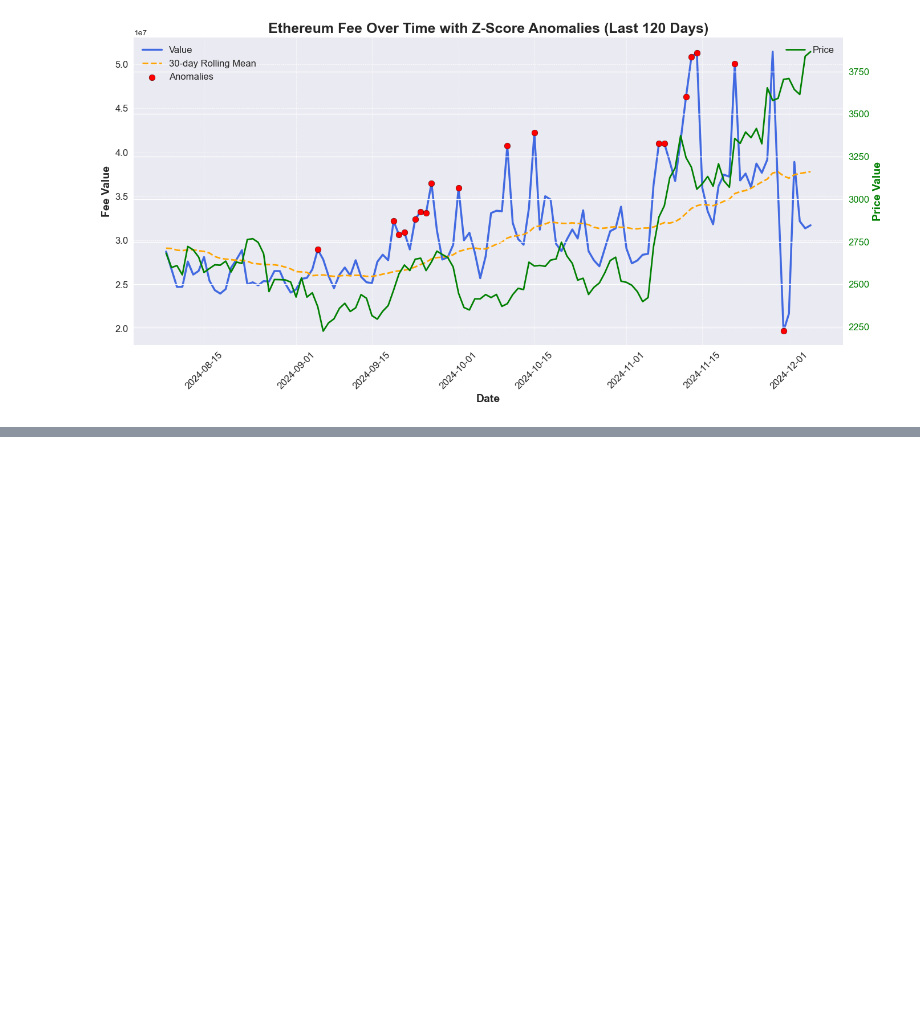
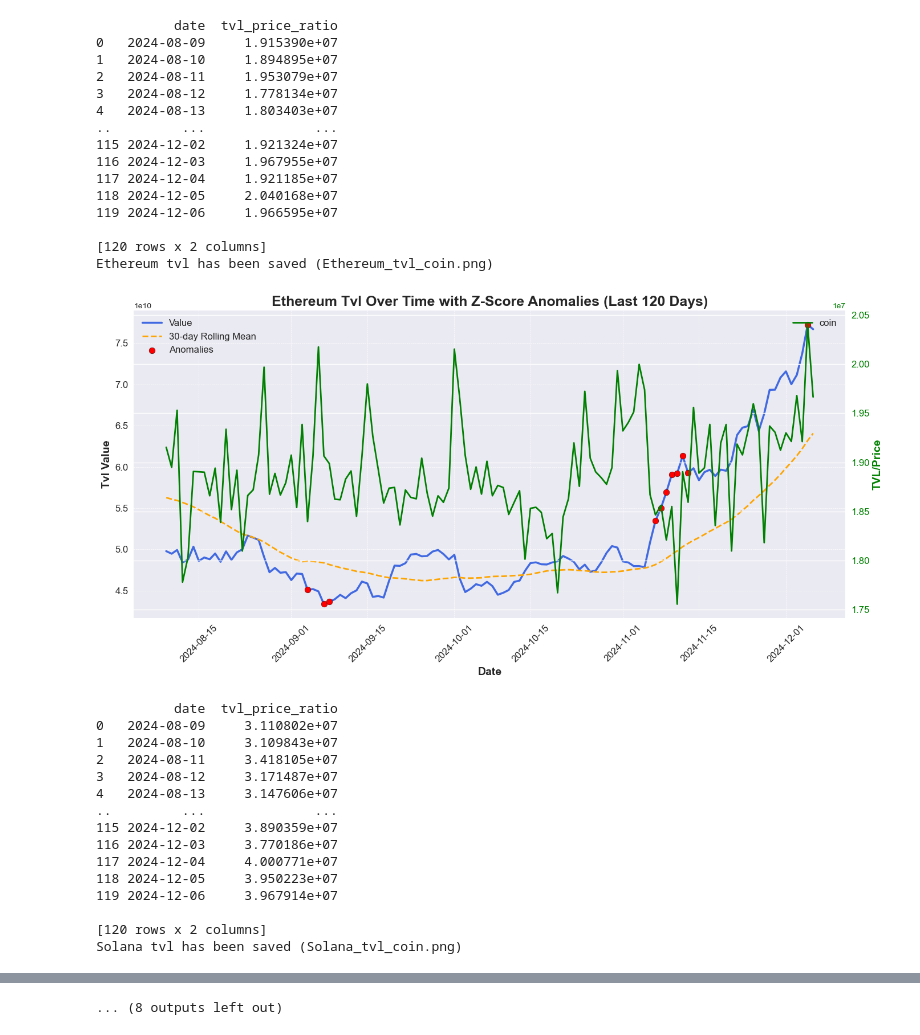
Before and after one commit to Cacidy/Project, a Jupyter notebook: stable/plot_local_data.ipynb, the cells around one changed output, grey strips where cells are left out. Drawn from its saved outputs; the diff is of its cells as text; code cells hidden in the pictures; blank space fills up the shorter version.

```diff
--- a/stable/plot_local_data.ipynb
+++ b/stable/plot_local_data.ipynb
@@ -4,0 +6,30 @@ import matplotlib.pyplot as plt
+# %%
+url = 'https://api.llama.fi/v2/chains'
+response = requests.get(url)
+if response.status_code == 200: # data was fetched successfully
+    data = response.json()
+    df = pd.DataFrame(data)
+else:
+    raise Exception('Error fetching data from DeFiLlama API')
+
+dex_all_chains_url = "https://api.llama.fi/overview/dexs?excludeTotalDataChart=true&excludeTotalDataChartBreakdown=true&dataType=dailyVolume"
+dex_all_chains_response = requests.get(dex_all_chains_url)
+
+dex_all_chains_data = dex_all_chains_response.json()
+dex_all_chains = set(dex_all_chains_data.get('allChains', []))
+
+
+fees_all_chains_url = "https://api.llama.fi/overview/fees?excludeTotalDataChart=true&excludeTotalDataChartBreakdown=true&dataType=dailyFees"
+fees_all_chains_response = requests.get(fees_all_chains_url)
+
+fees_all_chains_data = fees_all_chains_response.json()
+fees_all_chains = set(fees_all_chains_data.get('allChains', []))
+
+common_chains = dex_all_chains.intersection(fees_all_chains) # get the common chains between the two sets
+
+df = df[['name', 'tvl']]
+name_list = df[df['name'].isin(common_chains)]
+
+# Sort the data to get the top 10 chains by TVL
+name_list = name_list.sort_values(by='tvl', ascending=False).head(11)
+print(name_list)
@@ -189,32 +297,70 @@ data_dict_all = {} # this one is for all data, cuz we need to compute z-score
 
 # read data
 for subfolder in subfolders:
     folder_path = os.path.join(data_folder, subfolder)
     if os.path.exists(folder_path):
         csv_files = sorted([f for f in os.listdir(folder_path) if f.endswith('.csv')])
 
         data_dict[subfolder] = {}
         data_dict_all[subfolder] = {}
 
         for csv_file in csv_files:
             chain_name = csv_file.split('_')[1]
 
             csv_path = os.path.join(folder_path, csv_file)
             df = pd.read_csv(csv_path)
 
             df.columns = ['date', 'value'] if subfolder == 'fee' else ['date', subfolder]
             df.rename(columns={subfolder: 'value'}, inplace=True)
             df['date'] = pd.to_datetime(df['date'])
 
             data_dict[subfolder][chain_name] = df.tail(120)
             data_dict_all[subfolder][chain_name] = df
 
 # plot_chains(data_dict['tvl'], 'tvl', mode='combined')
 # plot_chains(data_dict['fee'], 'fee', mode='combined')
 # plot_chains(data_dict['volume'], 'volume', mode='combined')
 
 selected_chain = 'Ethereum'
 # plot_chains(data_dict['fee'], 'fee', mode='single', selected_chain=selected_chain)
-plot_chain_zscore(data_dict_all, chain_name='Ethereum', metric='fee', include_price=True)
+# plot_chain_zscore(data_dict_all, chain_name='Ethereum', metric='tvl', include_price=True)
+
+for name in name_list['name']:
+    if name == 'Base':
+        continue
+    # plot_chain_zscore(data_dict_all, chain_name=name, metric='tvl', include_price=True)
+    # plot_chain_zscore(data_dict_all, chain_name=name, metric='fee', include_price=True)
+    # plot_chain_zscore(data_dict_all, chain_name=name, metric='volume', include_price=True)
+    plot_chain_with_coin(data_dict_all, chain_name=name, metric='tvl', include_price=True)
 # %% [output]
+          date  tvl_price_ratio
+0   2024-08-09     1.915390e+07
+1   2024-08-10     1.894895e+07
+2   2024-08-11     1.953079e+07
+3   2024-08-12     1.778134e+07
+4   2024-08-13     1.803403e+07
+..         ...              ...
+115 2024-12-02     1.921324e+07
+116 2024-12-03     1.967955e+07
+117 2024-12-04     1.921185e+07
+118 2024-12-05     2.040168e+07
+119 2024-12-06     1.966595e+07
+
+[120 rows x 2 columns]
+Ethereum tvl has been saved (Ethereum_tvl_coin.png)
-[figure, old version]
+[figure, new version]
+          date  tvl_price_ratio
+0   2024-08-09     3.110802e+07
+1   2024-08-10     3.109843e+07
+2   2024-08-11     3.418105e+07
+3   2024-08-12     3.171487e+07
+4   2024-08-13     3.147606e+07
+..         ...              ...
+115 2024-12-02     3.890359e+07
+116 2024-12-03     3.770186e+07
+117 2024-12-04     4.000771e+07
+118 2024-12-05     3.950223e+07
+119 2024-12-06     3.967914e+07
+
+[120 rows x 2 columns]
+Solana tvl has been saved (Solana_tvl_coin.png)
@@ -220,0 +432 @@ plot_chain_zscore(data_dict_all, chain_name='Ethereum', metric='fee', include_pr
+... (8 outputs left out)
```
Also changed, not shown: parts of 4 cells of this notebook, 59 other files.
